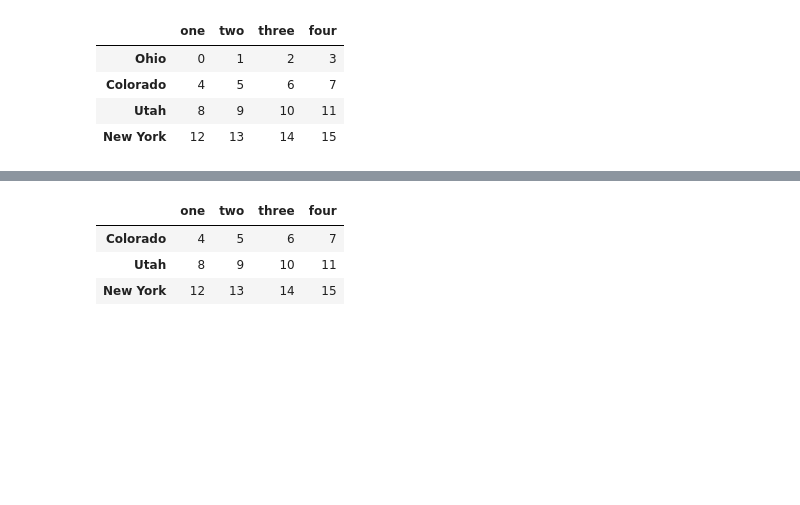
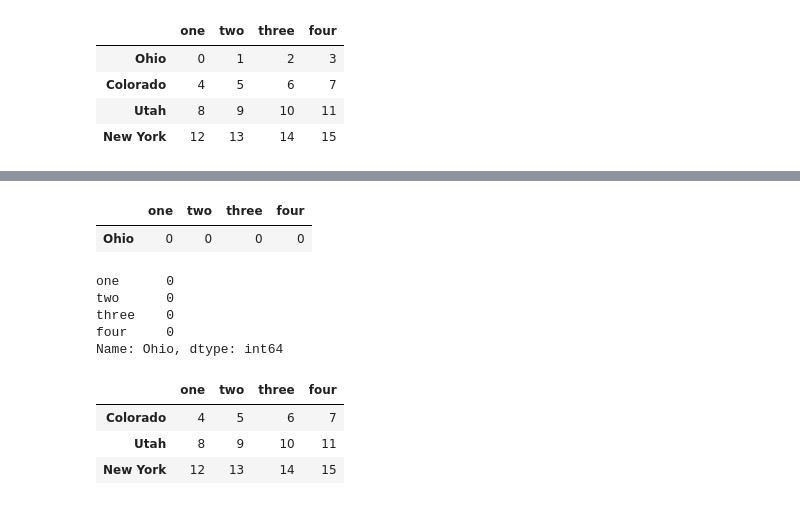
Before and after one commit to bluebibi/python-for-data-analysis, a Jupyter notebook: Getting Started with pandas (Ch.5).ipynb, the cells around one changed output, grey strips where cells are left out. Drawn from its saved outputs; the diff is of its cells as text; code cells hidden in the pictures; blank space fills up the shorter version.

```diff
--- a/Getting Started with pandas (Ch.5).ipynb
+++ b/Getting Started with pandas (Ch.5).ipynb
@@ -727 +760,14 @@ data[:2]
+# %%
+data[:1]
+# %% [output]
+|  | one | two | three | four |
+| Ohio | 0 | 0 | 0 | 0 |
+# %%
+data.ix['Ohio']
+# %% [output]
+one      0
+two      0
+three    0
+four     0
+Name: Ohio, dtype: int64
 # %%
```
Also changed, not shown: parts of 17 cells of this notebook.
